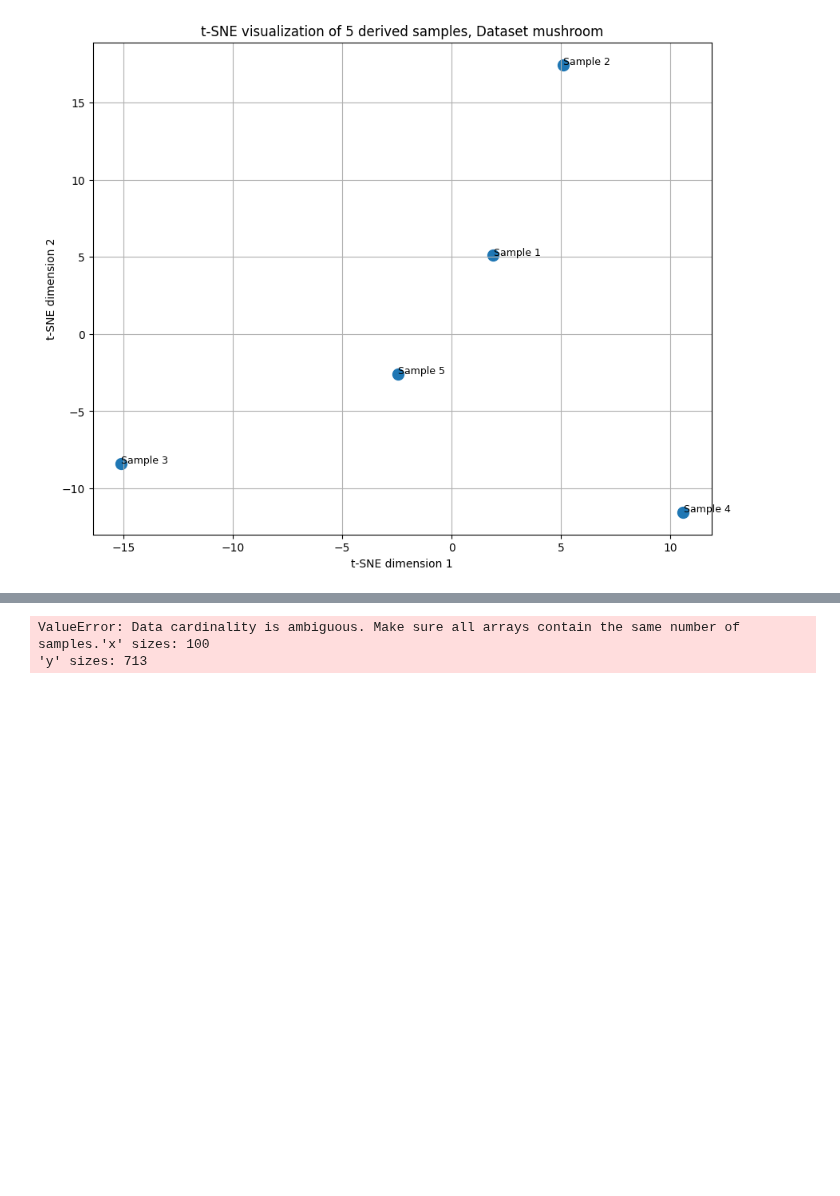
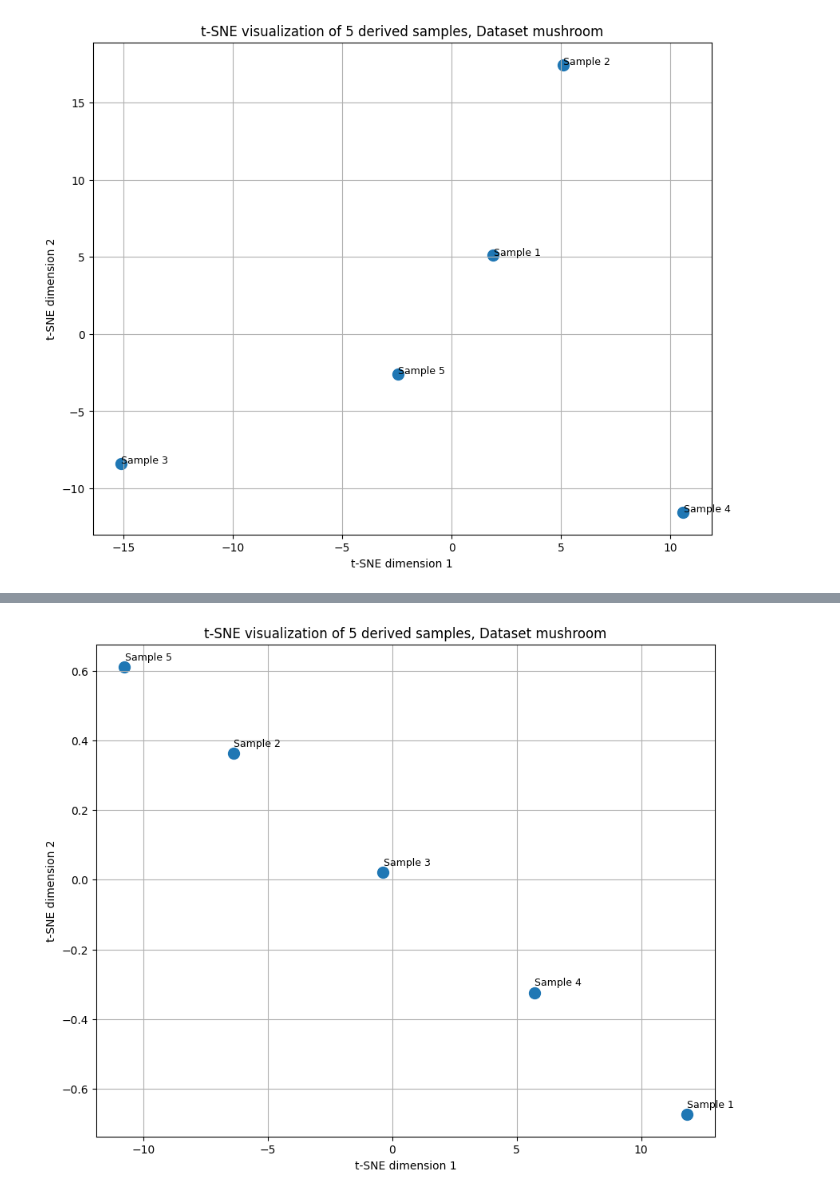
Before and after one commit to EdenYavin/Tabular-Cloud-ML, a Jupyter notebook: notebooks/traingulation.ipynb, the cells around one changed output, grey strips where cells are left out. Drawn from its saved outputs; the diff is of its cells as text; code cells hidden in the pictures; blank space fills up the shorter version.

```diff
--- a/notebooks/traingulation.ipynb
+++ b/notebooks/traingulation.ipynb
@@ -435,7 +435,6 @@ def get_triangulation_samples(how_to_choose,n_samples, embeddings):
     return triangulation_samples
 # %%
 from keras.api.models import load_model
-
 
 class BaseEncryptor:
 
@@ -468,22 +467,32 @@ class BaseEncryptor:
                 self.reset_weights_in_place(seed)
                 continue
 
-            # You can expand this based on layer types or your model structure
+            # Dense / Conv2D layers
             if hasattr(layer, 'kernel'):
                 init = initializers.GlorotUniform(seed=seed)
                 layer.kernel.assign(init(layer.kernel.shape, layer.kernel.dtype))
 
             if hasattr(layer, 'bias') and layer.bias is not None:
-                init = initializers.Zeros()  # Bias is usually Zeros by default
+                init = initializers.Zeros()
                 layer.bias.assign(init(layer.bias.shape, layer.bias.dtype))
 
-            # if isinstance(layer, tf.keras.layers.BatchNormalization):
-            #     # Reset batch norm non-trainable params if needed
-            #     for attr in ['gamma', 'beta', 'moving_mean', 'moving_variance']:
-            #         var = getattr(layer, attr, None)
-            #         if var is not None:
-            #             init = tf.keras.initializers.Ones() if 'gamma' in attr else tf.keras.initializers.Zeros()
-            #             var.assign(init(var.shape, var.dtype))
+            # BatchNormalization
+            if isinstance(layer, BatchNormalization):
+                # Trainable parameters
+                if hasattr(layer, 'gamma') and layer.gamma is not None:
+                    gamma_init = initializers.Ones()  # Typically initialized to 1
+                    layer.gamma.assign(gamma_init(layer.gamma.shape, layer.gamma.dtype))
+
+                if hasattr(layer, 'beta') and layer.beta is not None:
+                    beta_init = initializers.Zeros()  # Typically initialized to 0
+                    layer.beta.assign(beta_init(layer.beta.shape, layer.beta.dtype))
+
+                # Non-trainable moving stats
+                if hasattr(layer, 'moving_mean') and layer.moving_mean is not None:
+                    layer.moving_mean.assign(tf.zeros_like(layer.moving_mean))
+
+                if hasattr(layer, 'moving_variance') and layer.moving_variance is not None:
+                    layer.moving_variance.assign(tf.ones_like(layer.moving_variance))
 
     def encode(self, inputs) -> np.array:
 
@@ -664,7 +673,7 @@ Epoch 50/50
 triangulation_samples = get_triangulation_samples("first", 5, X_train_emb)
 new_X_train = get_dataset(X_train_emb[:100], triangulation_samples)
 new_X_test = get_dataset(X_test_emb[:100], triangulation_samples)
-get_preformance(new_X_train, y_train_one_hot[:100], new_X_test, y_test_one_hot[100:])
+get_preformance(new_X_train, y_train_one_hot[:100], new_X_test, y_test_one_hot[:100])
 visualize(triangulation_samples, DATASET_NAME)
 # %% [output]
 Epoch 1/50
@@ -671,3 +696,2 @@ Epoch 1/50
-ValueError: Data cardinality is ambiguous. Make sure all arrays contain the same number of samples.'x' sizes: 100
-'y' sizes: 713
+[figure, added]
 # %%
```
Also changed, not shown: parts of 3 cells of this notebook, 1 other file.
